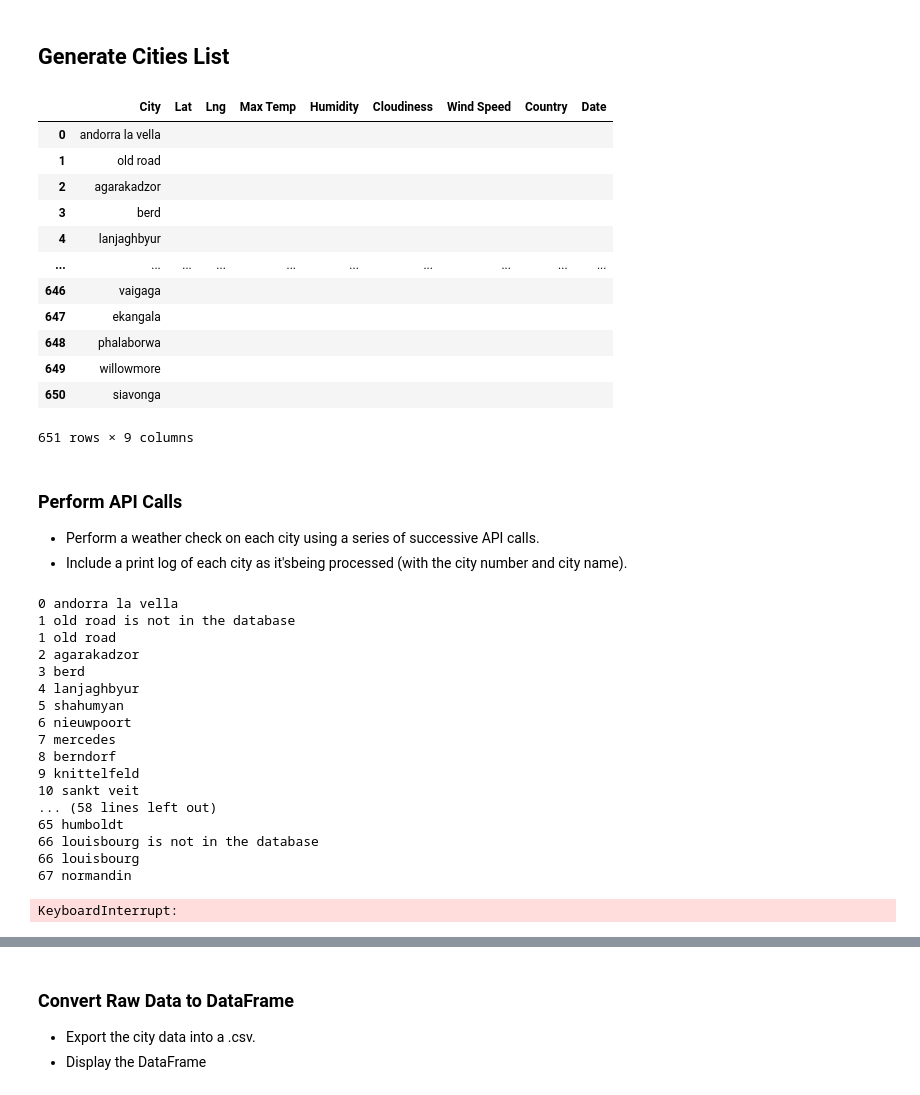
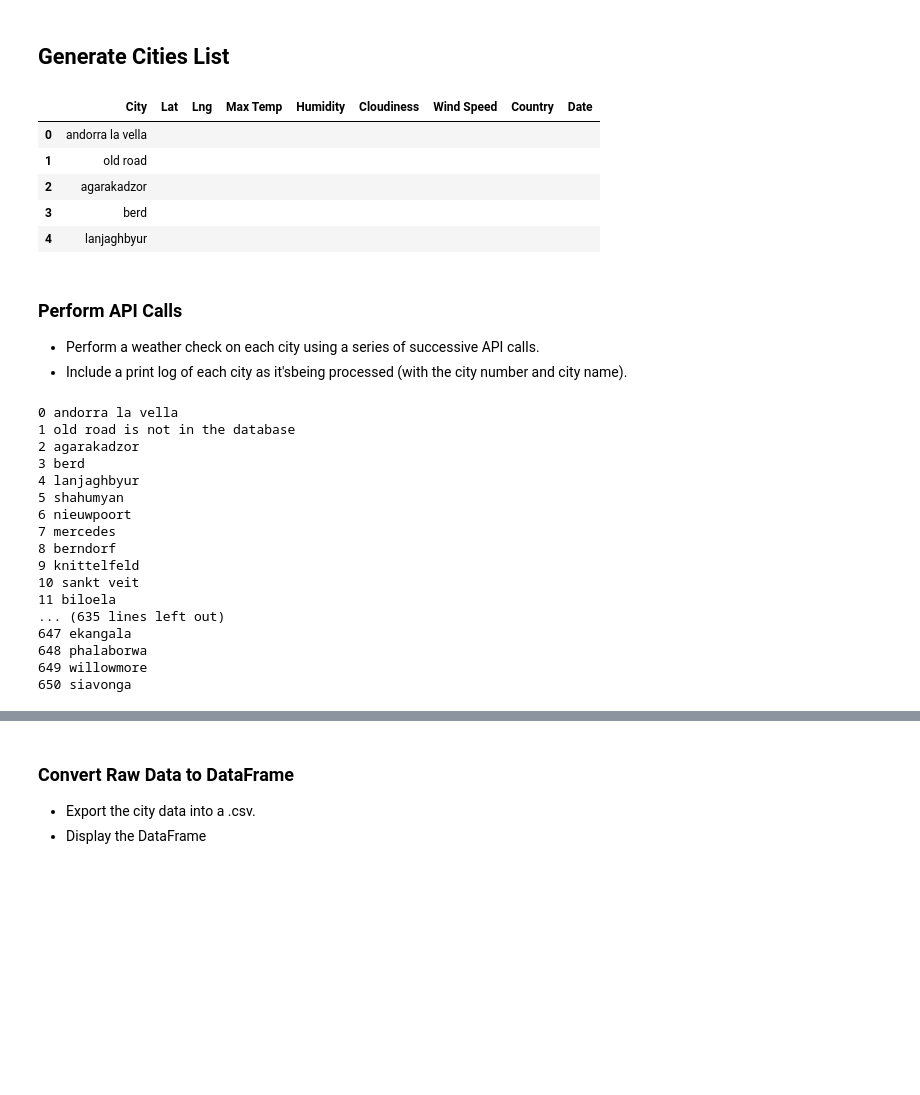
Before and after one commit to kj119/UCI_HomeWork_Jiang, a Jupyter notebook: Python-API-Challenge/WeatherPy/WeatherPy.ipynb, the cells around one changed output, grey strips where cells are left out. Drawn from its saved outputs; the diff is of its cells as text; code cells hidden in the pictures; blank space fills up the shorter version.

```diff
--- a/Python-API-Challenge/WeatherPy/WeatherPy.ipynb
+++ b/Python-API-Challenge/WeatherPy/WeatherPy.ipynb
@@ -34,48 +27,42 @@ cities = cities_data_df['City']
 
 city_list_index = []
 
 # appends a city index to city_list every 72 iterations
 for city_index in range(len(cities)):
     if city_index % 72 == 0:
         city_list_index.append(city_index)
 
 # converts city index to corresponding city name
 city_list = cities_data_df['City'][city_list_index]
 city_list = city_list.tolist()
 
-# converts city_list to data frame
+# converts city_list to df
 city_list_df = pd.DataFrame(city_list)
 city_list_df.columns = ['City']
 
-# adds new columns to data frame
+# adds new columns to df
 city_list_df['Lat'] = ''
 city_list_df['Lng'] = ''
 city_list_df['Max Temp'] = ''
 city_list_df['Humidity'] = ''
 city_list_df['Cloudiness'] = ''
 city_list_df['Wind Speed'] = ''
 city_list_df['Country'] = ''
 city_list_df['Date'] = ''
-city_list_df
+city_list_df.head()
 # %% [output]
 |  | City | Lat | Lng | Max Temp | Humidity | Cloudiness | Wind Speed | Country | Date |
 | 0 | andorra la vella |  |  |  |  |  |  |  |  |
 | 1 | old road |  |  |  |  |  |  |  |  |
 | 2 | agarakadzor |  |  |  |  |  |  |  |  |
 | 3 | berd |  |  |  |  |  |  |  |  |
 | 4 | lanjaghbyur |  |  |  |  |  |  |  |  |
-| ... | ... | ... | ... | ... | ... | ... | ... | ... | ... |
-| 646 | vaigaga |  |  |  |  |  |  |  |  |
-| 647 | ekangala |  |  |  |  |  |  |  |  |
-| 648 | phalaborwa |  |  |  |  |  |  |  |  |
-| 649 | willowmore |  |  |  |  |  |  |  |  |
-| 650 | siavonga |  |  |  |  |  |  |  |  |
-651 rows × 9 columns
 # %% [markdown]
 ### Perform API Calls
 * Perform a weather check on each city using a series of successive API calls.
 * Include a print log of each city as it'sbeing processed (with the city number and city name).
 # %%
+# iterates through df rows
 for index, row in city_list_df.iterrows():
     city_name = row['City']
     api_key = weather_api_key
@@ -83,25 +70,22 @@ for index, row in city_list_df.iterrows():
 
     city_weather = requests.get(base_url).json()
 
+    # checks weather info for each city in df but doesn't break out of loop if there's a KeyError due to no city in API
     try:
         city_list_df.loc[index, 'Lat'] = city_weather['coord']['lat']
+        city_list_df.loc[index, 'Lng'] = city_weather['coord']['lon']
+        city_list_df.loc[index, 'Max Temp'] = city_weather['main']['temp_max']
+        city_list_df.loc[index, 'Humidity'] = city_weather['main']['humidity']
+        city_list_df.loc[index, 'Cloudiness'] = city_weather['clouds']['all']
+        city_list_df.loc[index, 'Wind Speed'] = city_weather['wind']['speed']
+        city_list_df.loc[index, 'Country'] = city_weather['sys']['country']
+        city_list_df.loc[index, 'Date'] = city_weather['dt']
+        print(f'{index} {city_name}')
     except KeyError:
         print(f'{index} {city_name} is not in the database')
-
-    print(f'{index} {city_name}')
-
-
-# api_key = weather_api_key
-# city_name = 'berd'
-
-# url = f'http://api.openweathermap.org/data/2.5/weather?q={city_name}&appid={api_key}'
-
-# x = requests.get(url).json()
-# x
 # %% [output]
 0 andorra la vella
 1 old road is not in the database
-1 old road
 2 agarakadzor
 3 berd
 4 lanjaghbyur
@@ -111,9 +95,9 @@ for index, row in city_list_df.iterrows():
 8 berndorf
 9 knittelfeld
 10 sankt veit
-... (58 lines left out)
-65 humboldt
-66 louisbourg is not in the database
-66 louisbourg
-67 normandin
+11 biloela
+... (635 lines left out)
+647 ekangala
+648 phalaborwa
+649 willowmore
+650 siavonga
-KeyboardInterrupt:
```
Also changed, not shown: parts of 5 cells of this notebook, 1 other file.
